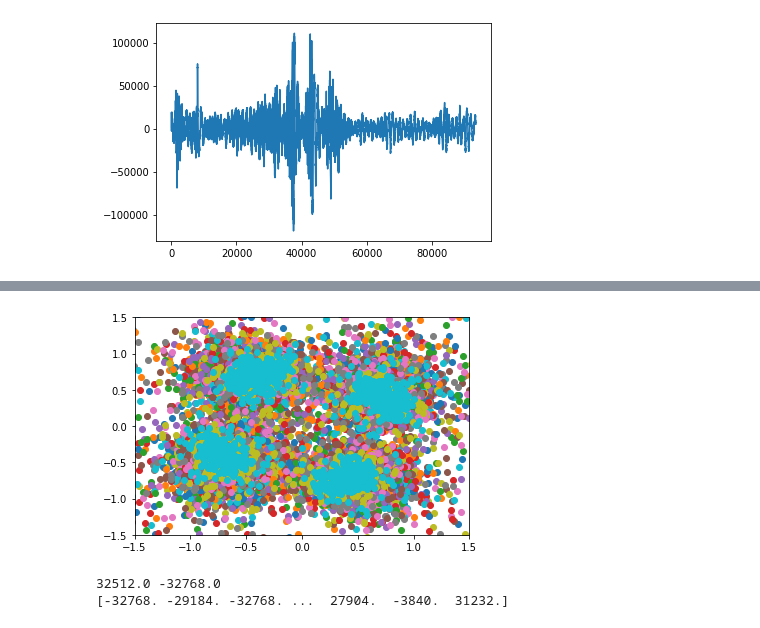
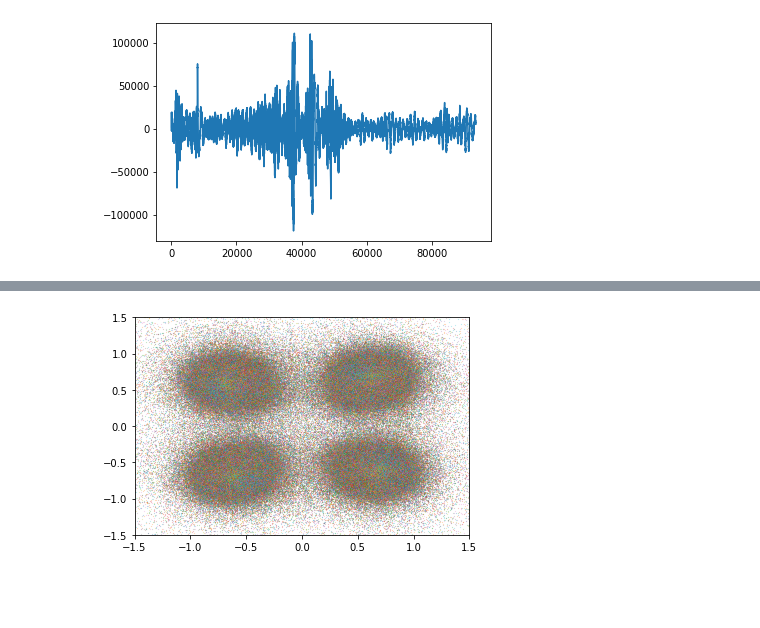
Before and after one commit to kaijunge/CleanNoise_GF3, a Jupyter notebook: decoding_group4.ipynb, the cells around one changed output, grey strips where cells are left out. Saved outputs shown, nothing was run; the diff lists cells and outputs as text; code cells hidden in the pictures; blank space fills up the shorter version.

```diff
--- a/decoding_group4.ipynb
+++ b/decoding_group4.ipynb
@@ -77,7 +77,7 @@ CE_modulated1 = qpsk(CE_binary)
 CE_modulated = varyingModulation_std(CE_binary, instruction, N, CE_binary, print_progress = True, max_odfm_symbol =1)
 
 # Modulate the data symbols using the instruction array
-#data_modulated = varyingModulation_std(coded_binary, instruction, N, CE_binary, print_progress = True)
+data_modulated = varyingModulation_std(coded_binary, instruction, N, CE_binary, print_progress = True)
 # %% [output]
 bitcount 2800
 additional  2000
@@ -320,28 +359,0 @@ def find_angle_offset(a):
-# %%
-phase = 0
-batch = 10
-blah = freq_data
-
-offset = []
-print(blah[100][50])
-for i in range(180):
-
-    #phase = find_angle_offset(blah[i][100:1500])
-    #print("phase",phase)
-    '''
-    for k in range(2):
-
-        for j in range(len(blah[i])):
-            blah[i+k][j] *= cmath.rect(1, phase*j*(1/700))
-    '''
-    if i%1 == 0:
-        #plot_y(np.unwrap(np.angle(blah[i])), f =i)
-        offset.append(find_angle_offset(blah[i][100:1500]))
-        '''
-        plot_res = np.array(blah[i+k])[100:1500]
-        plt.figure(i)
-        plt.scatter(plot_res.real, plot_res.imag)
-        plt.title(i)
-        plt.xlim(-1*window,window)
-        plt.ylim(-1*window, window)
-        '''
@@ -365,7 +359,0 @@ grad
-# %%
-print(blah[100][2000])
-for i in range(180):
-
-    for j in range(2047):
-        freq_data[i][j] *= cmath.rect(1, grad*(1/180)*i*j*(1/1000))
-print(blah[100][2000])
@@ -375,20 +449,20 @@ print(blah[100][2000])
 # %%
 # Plot constellations to see if they are sensible.
 
 
 # Set which OFDM symbol to view
-start = 10
-duration = 40
+start = 0
+duration = 180*7
 
 # display window size
 window = 1.5
 
 for i in range(duration):
 
-    plot_res = np.array(freq_data[start+i])[100:1500]
-    plt.scatter(plot_res.real, plot_res.imag)
+    plot_res = np.array(corrected_freq_data[start+i])[100:1500]
+    plt.scatter(plot_res.real, plot_res.imag, s = 0.01)
     plt.xlim(-1*window,window)
     plt.ylim(-1*window, window)
 # %% [output]
-[figure, old version]
+[figure, new version]
 # %%
@@ -417,12 +491 @@ scipy.io.wavfile.write("Data_Files/grp4_challenge2.wav",
 48000, np.array(int_data, dtype = np.int16))
-# %%
-# If it is NOT text, don't include .decode('utf-8', 'replace')
-decoded = str_to_bytearray(predict)#.decode('utf-8', 'replace')
-b = np.array(decoded, dtype=np.uint8)* (2**8)
-c = np.ones(b.shape)*(2**15)
-b = b-c
-print(max(b),min(b))
-print(b)
-# %% [output]
-32512.0 -32768.0
-[-32768. -29184. -32768. ...  27904.  -3840.  31232.]
```
Also changed, not shown: parts of 18 cells of this notebook, 8 other files.
